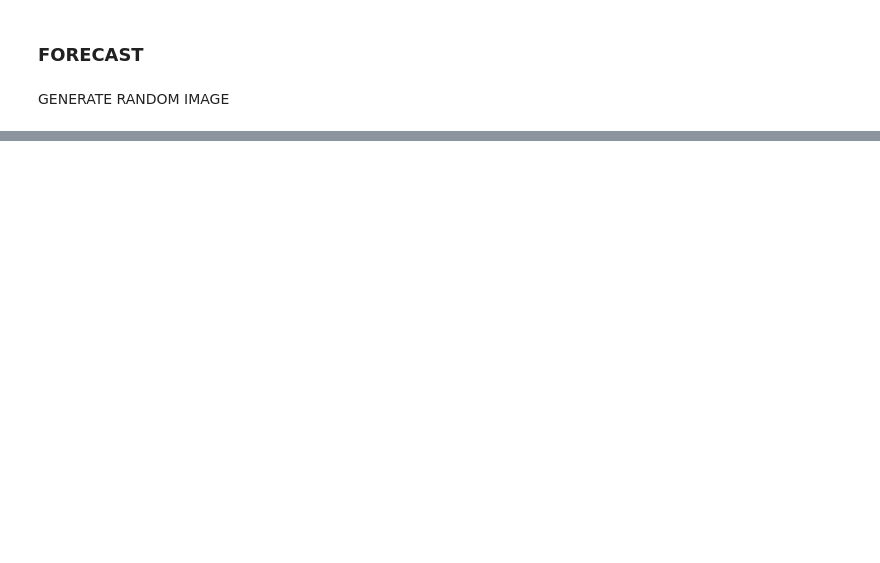
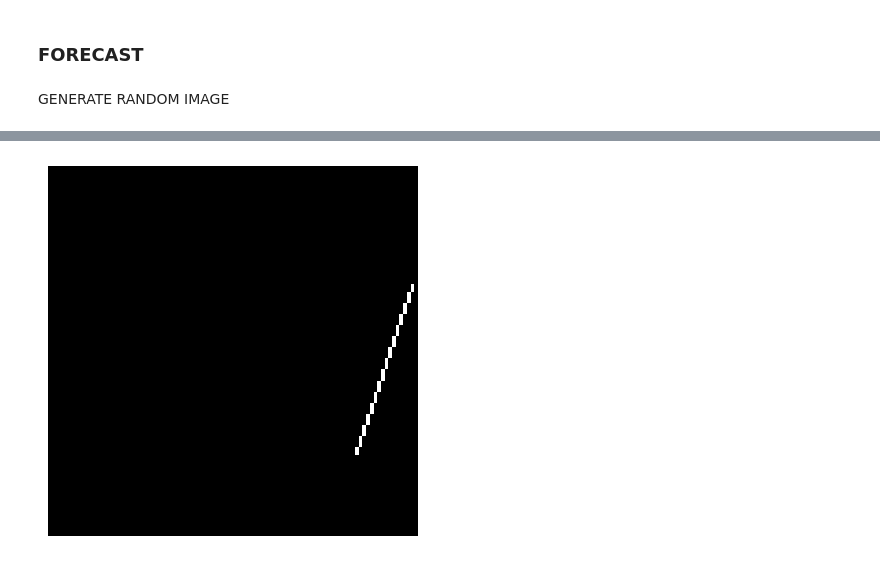
Before and after one commit to DanPinGar/python-machine-learning, a Jupyter notebook: emboendo_ML/embo_CNN_lab/model_analysis_I.ipynb, the cells around one changed output, grey strips where cells are left out. Saved outputs shown, nothing was run; the diff lists cells and outputs as text; code cells hidden in the pictures; blank space fills up the shorter version.

```diff
--- a/emboendo_ML/embo_CNN_lab/model_analysis_I.ipynb
+++ b/emboendo_ML/embo_CNN_lab/model_analysis_I.ipynb
@@ -71,8 +89,8 @@ circle
 # %%
 # X_train,Y_train,X_eval,Y_eval
 
-X_train,Y_train =cnn_data_bin_gen(input_d,zero='circle', one= 'line')
-X_eval,Y_eval = cnn_data_bin_gen(eval_d,zero='circle', one= 'line')
+X_train,Y_train =CNN_lib.cnn_data_bin_gen(input_d,zero='circle', one= 'line')
+X_eval,Y_eval = CNN_lib.cnn_data_bin_gen(eval_d,zero='circle', one= 'line')
 
 print('Train data:',len(Y_train),'Evaluation data:',len(Y_eval))
 # %% [output]
@@ -110,4 +154,4 @@ NameError: name 'tf' is not defined
 # %%
-model.compile(optimizer='adam', loss='binary_crossentropy', metrics=['accuracy'])
+model.compile(optimizer=opt, loss=lss, metrics=['accuracy'])
 # %%
 model.fit(X_train, Y_train, epochs=epch)
@@ -120,29 +180,3 @@ print(f'Accuracy: {accuracy}')
 ### FORECAST
 # %% [markdown]
 GENERATE RANDOM IMAGE
-# %%
-
-rnd_n=np.random.random()
-
-if rnd_n<0.5:
-
-    x1=np.random.randint(0, width-1)
-    x2=np.random.randint(0, width-1)
-    y1=np.random.randint(0, height-1)
-    y2=np.random.randint(0, height-1)
-    thickness=np.random.randint(1, 3)
-
-    image = np.zeros((height, width), dtype=np.uint8)
-    cv2.line(image, (x1, y1), (x2, y2), color=255, thickness=thickness)
-
-else:
-    if circles_filled:thickness=cv2.FILLED
-    else:thickness=np.random.randint(1, 2)
-
-    x= np.random.randint(int(0+width*0.3), int(width - width*0.3))
-    y=np.random.randint(int(0+height*0.3), int(height-height*0.3))
-    radio = np.random.randint(12, 17)
-
-    image = np.zeros((height, width), dtype=np.uint8)
-
-    cv2.circle(image, (x,y), radio, color=255, thickness=thickness)
@@ -149,15 +190,10 @@ else:
 # %%
-
+# Forecast
 
 pred = model.predict(np.expand_dims(image, axis=0),verbose=2)
-
-pred_r=np.round(pred[0][0], decimals=4)
-
-print('FORECAST:')
-if pred_r >=0.5: print(f'{pred_r*100} % Line')
-else:print(f'{(1-pred_r)*100} % Circle')
-print(' ')
+CNN_lib.bin_forecast(pred,label=label,up_frc='line',down_frc='circle')
 
 plt.imshow(image, cmap='gray')
 plt.axis('off')
 plt.show()
+# %% [output]
@@ -163,0 +202 @@ plt.show()
+[figure, added]
```
Also changed, not shown: parts of 13 cells of this notebook, 1 other file.
